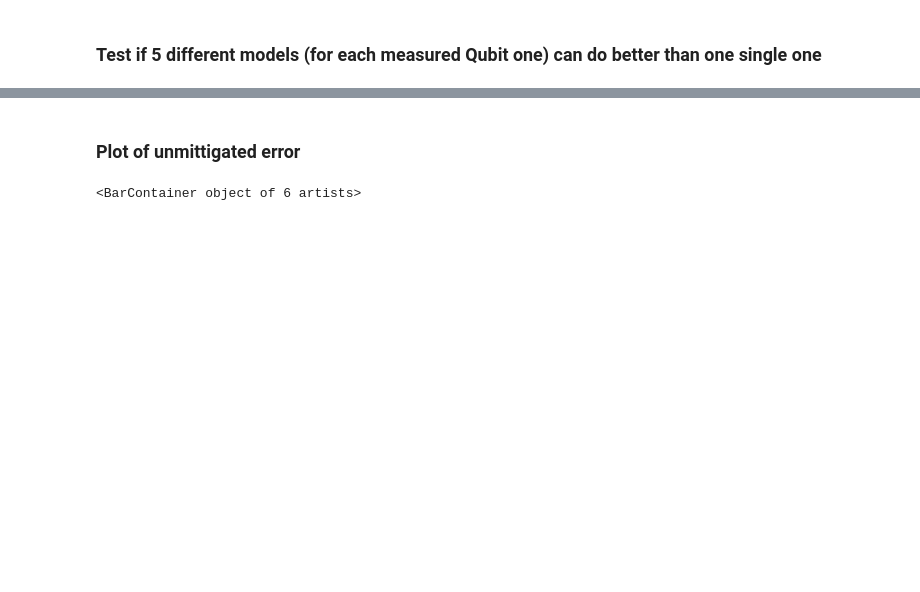
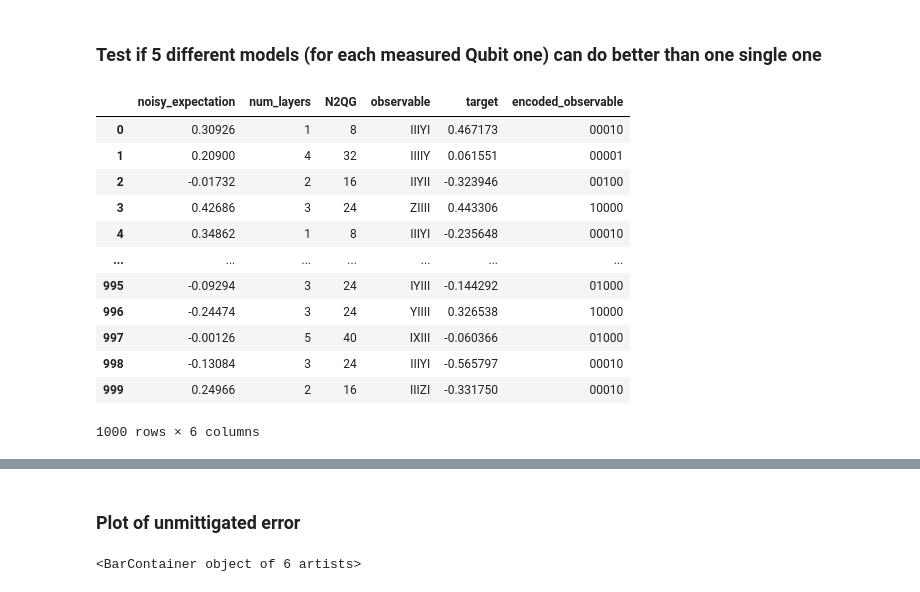
Before and after one commit to prachisharma21/ML_4_QEM, a Jupyter notebook: 5Models_Test.ipynb, the cells around one changed output, grey strips where cells are left out. Cells and saved outputs as stored; diff of their text form; code cells hidden in the pictures; blank space fills up the shorter version.

```diff
--- a/5Models_Test.ipynb
+++ b/5Models_Test.ipynb
@@ -10,15 +12,30 @@ from sklearn.model_selection import train_test_split
 # %%
 df = FeatureExtract.extract_all(1000)
 input_string = df['observable']
 encoded_string = []
 for string in input_string:
     encoded_string.append(''.join(['0' if char == 'I' else '1' for char in string]))
 df['encoded_observable'] = encoded_string
 df_qu0 = df[df['encoded_observable'] == '10000']
 df_qu1 = df[df['encoded_observable'] == '01000']
 df_qu2 = df[df['encoded_observable'] == '00100']
 df_qu3 = df[df['encoded_observable'] == '00010']
 df_qu4 = df[df['encoded_observable'] == '00001']
+display(df)
+# %% [output]
+|  | noisy_expectation | num_layers | N2QG | observable | target | encoded_observable |
+| 0 | 0.30926 | 1 | 8 | IIIYI | 0.467173 | 00010 |
+| 1 | 0.20900 | 4 | 32 | IIIIY | 0.061551 | 00001 |
+| 2 | -0.01732 | 2 | 16 | IIYII | -0.323946 | 00100 |
+| 3 | 0.42686 | 3 | 24 | ZIIII | 0.443306 | 10000 |
+| 4 | 0.34862 | 1 | 8 | IIIYI | -0.235648 | 00010 |
+| ... | ... | ... | ... | ... | ... | ... |
+| 995 | -0.09294 | 3 | 24 | IYIII | -0.144292 | 01000 |
+| 996 | -0.24474 | 3 | 24 | YIIII | 0.326538 | 10000 |
+| 997 | -0.00126 | 5 | 40 | IXIII | -0.060366 | 01000 |
+| 998 | -0.13084 | 3 | 24 | IIIYI | -0.565797 | 00010 |
+| 999 | 0.24966 | 2 | 16 | IIIZI | -0.331750 | 00010 |
+1000 rows × 6 columns
 # %%
 model = LinearRegression()
 model0 = model.fit(df_qu0['noisy_expectation'].to_numpy().reshape(-1,1), df_qu0['target'])
```
Also changed, not shown: parts of 16 cells of this notebook.
